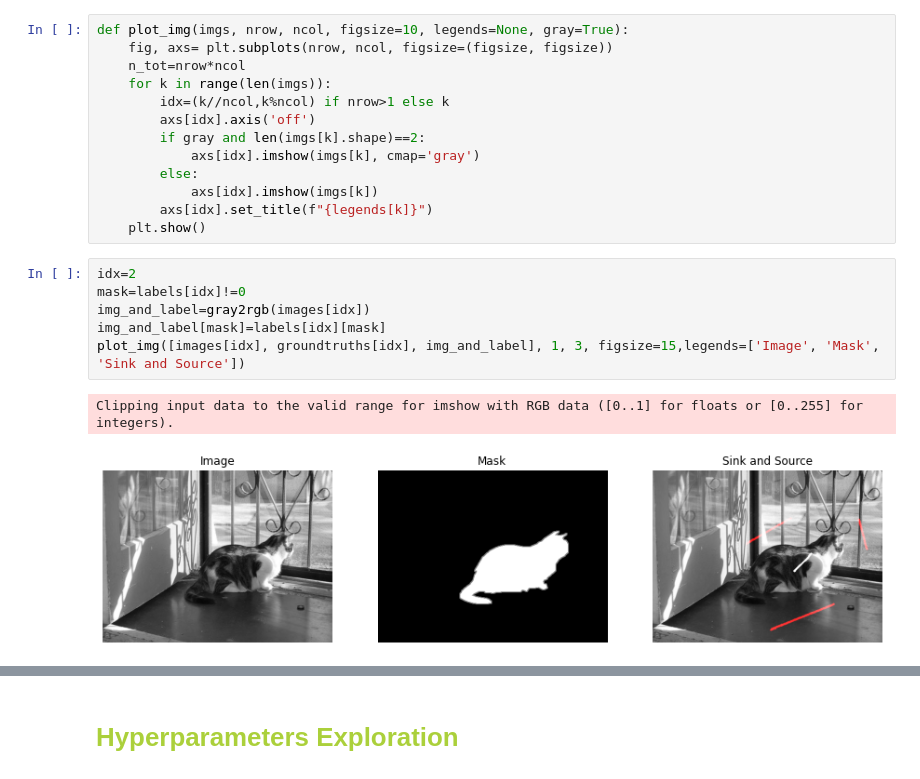
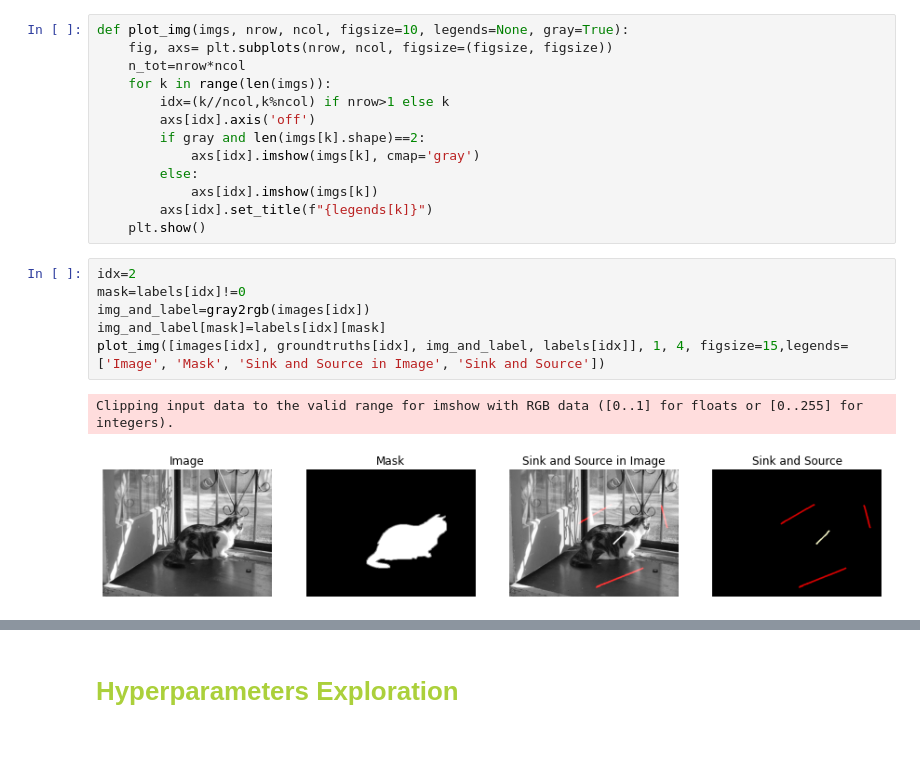
Before and after one commit to sellaziz/compi-graph-cut, a Jupyter notebook: Graphcut_Presentation_grp3b.ipynb, the cells around one changed output, grey strips where cells are left out. Drawn from its saved outputs; the diff is of its cells as text; blank space fills up the shorter version.

```diff
--- a/Graphcut_Presentation_grp3b.ipynb
+++ b/Graphcut_Presentation_grp3b.ipynb
@@ -251,9 +251,9 @@ def plot_img(imgs, nrow, ncol, figsize=10, legends=None, gray=True):
 # %%
 idx=2
 mask=labels[idx]!=0
 img_and_label=gray2rgb(images[idx])
 img_and_label[mask]=labels[idx][mask]
-plot_img([images[idx], groundtruths[idx], img_and_label], 1, 3, figsize=15,legends=['Image', 'Mask', 'Sink and Source'])
+plot_img([images[idx], groundtruths[idx], img_and_label, labels[idx]], 1, 4, figsize=15,legends=['Image', 'Mask', 'Sink and Source in Image', 'Sink and Source'])
 # %% [output]
 Clipping input data to the valid range for imshow with RGB data ([0..1] for floats or [0..255] for integers).
-[figure, old version]
+[figure, new version]
```
Also changed, not shown: parts of 4 cells of this notebook.
